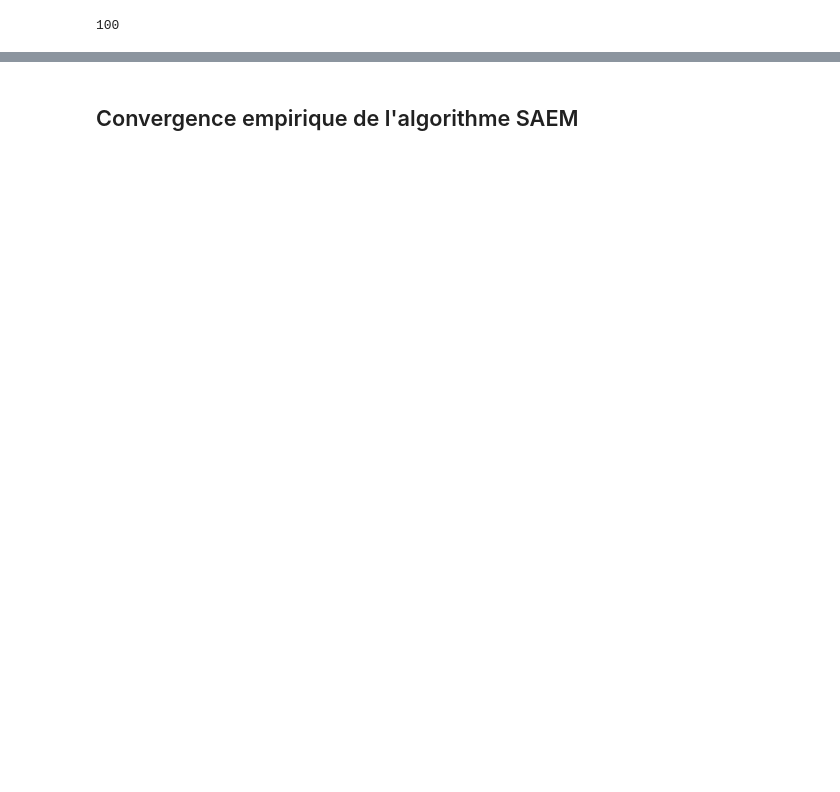
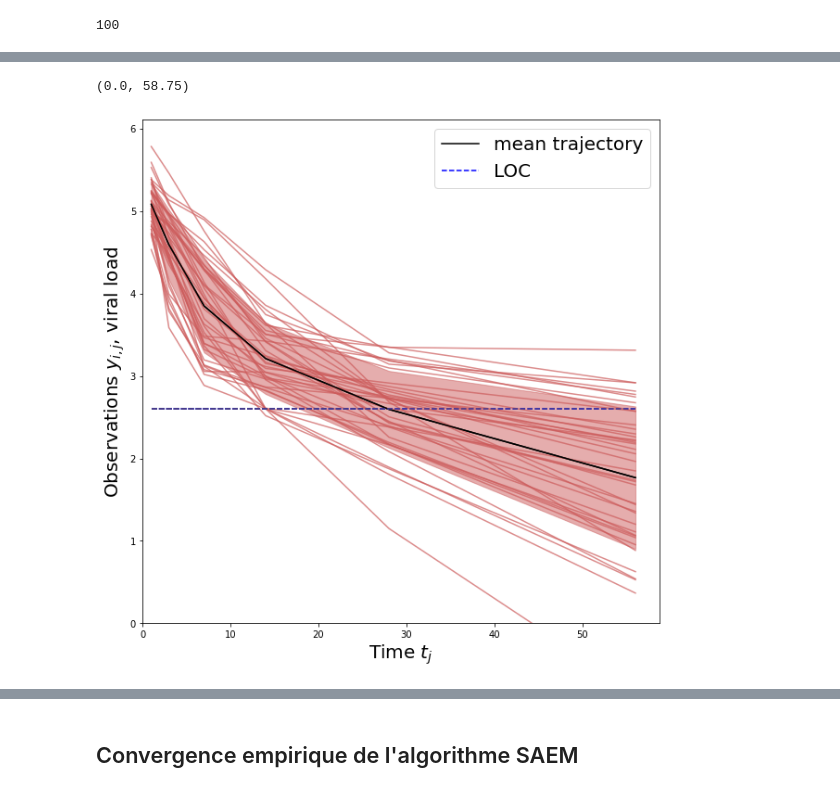
Before and after one commit to simonqueric/MVA, a Jupyter notebook: ComputationalStatistics/Projet/Comp_stat_project.ipynb, the cells around one changed output, grey strips where cells are left out. Cells and saved outputs as stored; diff of their text form; code cells hidden in the pictures; blank space fills up the shorter version.

```diff
--- a/ComputationalStatistics/Projet/Comp_stat_project.ipynb
+++ b/ComputationalStatistics/Projet/Comp_stat_project.ipynb
@@ -285,0 +325,2 @@ def Gibbs_SAEM(theta0, y, t, I_cens, LOC, N, K, M1=3000, M2=1000, hm_iter=100):
+# %%
+Theta, Y, phi = Gibbs_SAEM(np.ones(6), y_truncated, t, I_cens, LOC, N, K, 4, M1=3000, M2=1000, hm_iter=100)
@@ -285,0 +334,19 @@ def Gibbs_SAEM(theta0, y, t, I_cens, LOC, N, K, M1=3000, M2=1000, hm_iter=100):
+# %%
+fig = plt.figure(figsize=(10, 10))
+y_mean = Y.mean(axis=0)
+y_std = Y.std(axis=0)
+plt.plot(t, y_mean, "k")
+plt.hlines(LOC*np.ones(k), 1, t, linestyles='--', color="blue", label="LOC")
+for n in range(N) :
+    plt.plot(t, Y[n,:], alpha=0.7, color="indianred", ls="-")
+plt.plot(t, y_mean, "k")
+plt.hlines(LOC*np.ones(k), 1, t, linestyles='--', color="darkslateblue", label="LOC")
+plt.fill_between(t, y_mean-y_std, y_mean+y_std, alpha=0.5, color="indianred")
+plt.legend(["mean trajectory", "LOC"], fontsize=20)
+plt.xlabel("Time $t_j$", fontsize=20)
+plt.ylabel("Observations $y_{i, j}$, viral load", fontsize=20)
+plt.ylim(ymin=0)
+plt.xlim(xmin=0)
+# %% [output]
+(0.0, 58.75)
+[figure, added]
```
Also changed, not shown: parts of 25 cells of this notebook.
